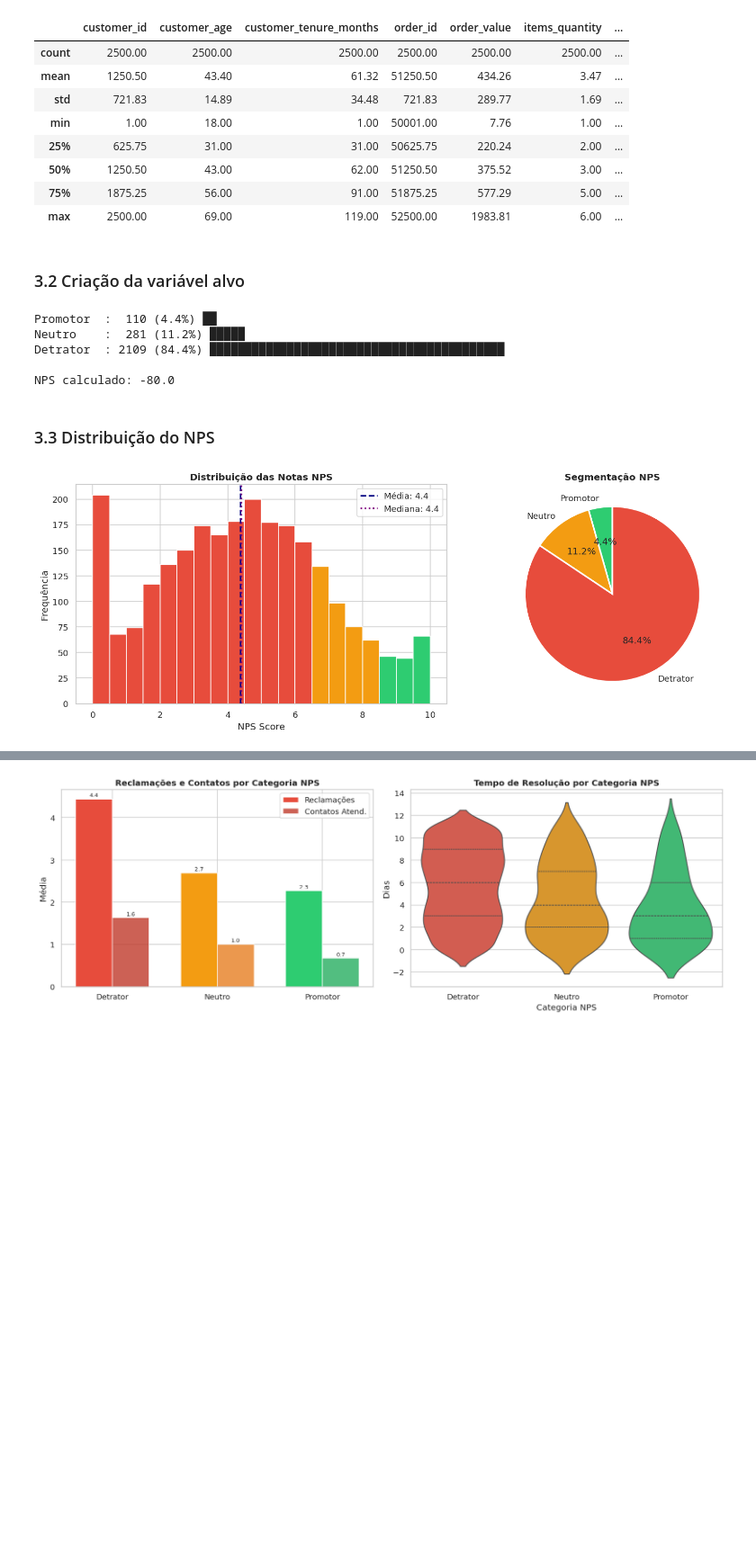
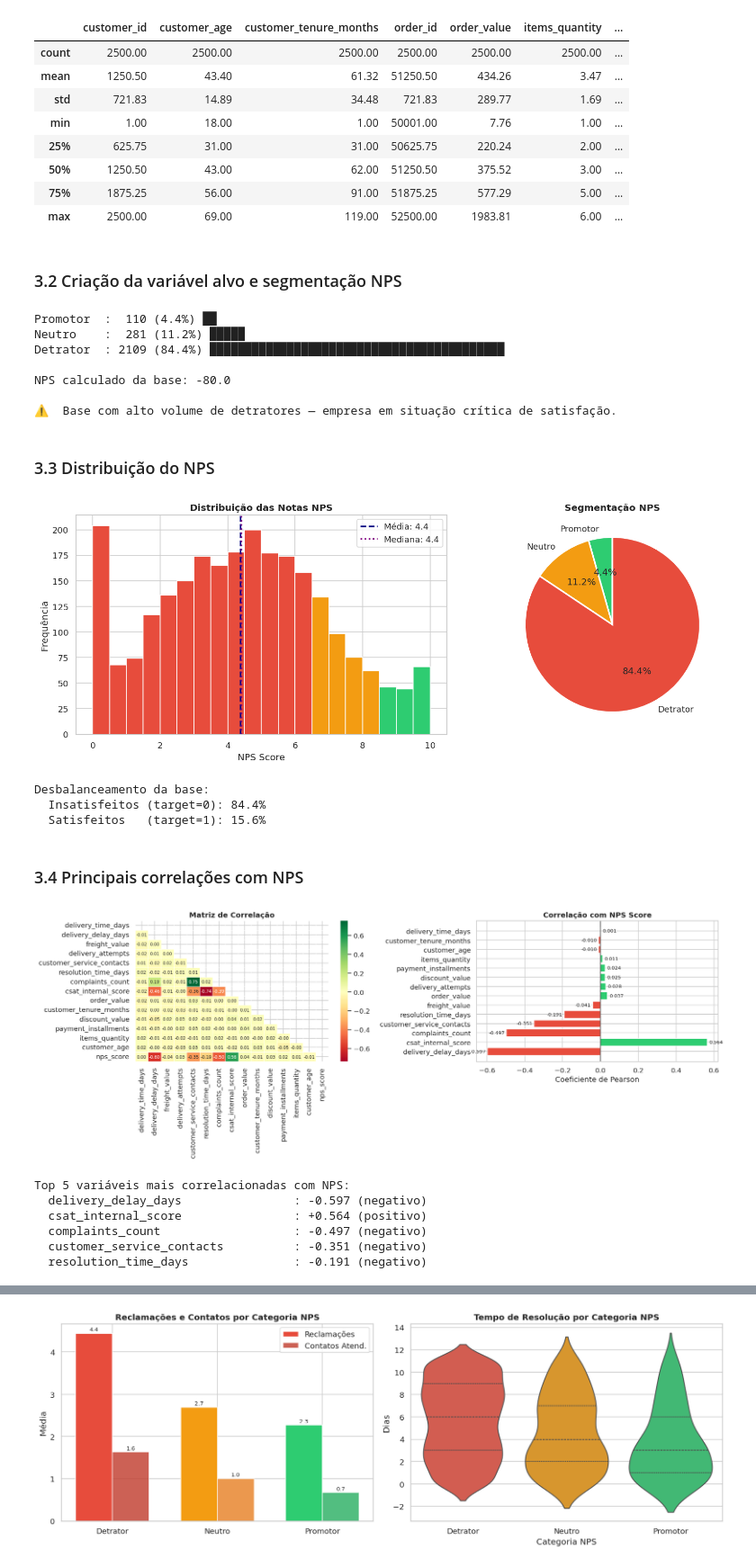
Before and after one commit to ldamaske/1IAST-Fase1, a Jupyter notebook: notebooks/tech_challenge_nps.ipynb, the cells around one changed output, grey strips where cells are left out. Shown at 90% size. Saved outputs shown, nothing was run; the diff lists cells and outputs as text; code cells hidden in the pictures; blank space fills up the shorter version.

```diff
--- a/notebooks/tech_challenge_nps.ipynb
+++ b/notebooks/tech_challenge_nps.ipynb
@@ -111,7 +111,7 @@ df.describe().round(2)
 | 75% | 1875.25 | 56.00 | 91.00 | 51875.25 | 577.29 | 5.00 | ... |
 | max | 2500.00 | 69.00 | 119.00 | 52500.00 | 1983.81 | 6.00 | ... |
 # %% [markdown]
-### 3.2 Criação da variável alvo
+### 3.2 Criação da variável alvo e segmentação NPS
 # %%
 def classificar_nps(score):
     if score >= 9: return 'Promotor'
@@ -129,20 +129,23 @@ for cat in ['Promotor', 'Neutro', 'Detrator']:
     print(f"{cat:10s}: {dist[cat]:4d} ({pct[cat]}%) {bar}")
 
 nps_calc = pct.get('Promotor', 0) - pct.get('Detrator', 0)
-print(f"\nNPS calculado: {nps_calc:.1f}")
+print(f"\nNPS calculado da base: {nps_calc:.1f}")
+print("\n⚠️  Base com alto volume de detratores — empresa em situação crítica de satisfação.")
 # %% [output]
 Promotor  :  110 (4.4%) ██
 Neutro    :  281 (11.2%) █████
 Detrator  : 2109 (84.4%) ██████████████████████████████████████████
 
-NPS calculado: -80.0
+NPS calculado da base: -80.0
+
+⚠️  Base com alto volume de detratores — empresa em situação crítica de satisfação.
 # %% [markdown]
 ### 3.3 Distribuição do NPS
 # %%
 fig, axes = plt.subplots(1, 2, figsize=(14, 5))
 
 ax1 = axes[0]
-counts, _, patches = ax1.hist(df['nps_score'], bins=20, edgecolor='white')
+_, _, patches = ax1.hist(df['nps_score'], bins=20, edgecolor='white')
 for patch in patches:
     x = patch.get_x() + patch.get_width() / 2
     patch.set_facecolor('#e74c3c' if x < 6.5 else '#f39c12' if x < 8.5 else '#2ecc71')
@@ -154,15 +157,64 @@ ax1.set_title('Distribuição das Notas NPS', fontweight='bold')
 ax1.set_xlabel('NPS Score'); ax1.set_ylabel('Frequência'); ax1.legend()
 
 ax2 = axes[1]
-cat_order = ['Promotor', 'Neutro', 'Detrator']
-sizes = [dist.get(c, 0) for c in cat_order]
-ax2.pie(sizes, labels=cat_order, colors=['#2ecc71','#f39c12','#e74c3c'],
+order_cat = ['Promotor', 'Neutro', 'Detrator']
+sizes = [dist.get(c, 0) for c in order_cat]
+ax2.pie(sizes, labels=order_cat, colors=['#2ecc71', '#f39c12', '#e74c3c'],
         autopct='%1.1f%%', startangle=90,
         wedgeprops={'edgecolor': 'white', 'linewidth': 2})
 ax2.set_title('Segmentação NPS', fontweight='bold')
 
-plt.tight_layout()
-plt.show()
+plt.tight_layout(); plt.show()
+
+print(f"\nDesbalanceamento da base:")
+print(f"  Insatisfeitos (target=0): {(df['target']==0).mean()*100:.1f}%")
+print(f"  Satisfeitos   (target=1): {(df['target']==1).mean()*100:.1f}%")
 # %% [output]
 [figure]
+Desbalanceamento da base:
+  Insatisfeitos (target=0): 84.4%
+  Satisfeitos   (target=1): 15.6%
+# %% [markdown]
+### 3.4 Principais correlações com NPS
+# %%
+num_cols = ['delivery_time_days', 'delivery_delay_days', 'freight_value',
+            'delivery_attempts', 'customer_service_contacts', 'resolution_time_days',
+            'complaints_count', 'csat_internal_score', 'order_value',
+            'customer_tenure_months', 'discount_value', 'payment_installments',
+            'items_quantity', 'customer_age', 'nps_score']
+
+corr_nps = df[num_cols].corr()['nps_score'].drop('nps_score').sort_values(key=abs, ascending=False)
+
+fig, axes = plt.subplots(1, 2, figsize=(16, 6))
+
+# Heatmap
+mask = np.triu(np.ones_like(df[num_cols].corr(), dtype=bool))
+sns.heatmap(df[num_cols].corr(), annot=True, fmt='.2f', cmap='RdYlGn',
+            center=0, mask=mask, ax=axes[0], annot_kws={'size': 7}, linewidths=0.5)
+axes[0].set_title('Matriz de Correlação', fontweight='bold')
+
+# Ranking
+colors = ['#2ecc71' if v > 0 else '#e74c3c' for v in corr_nps.values]
+axes[1].barh(corr_nps.index, corr_nps.values, color=colors, edgecolor='white')
+axes[1].axvline(0, color='black', linewidth=0.8)
+axes[1].set_title('Correlação com NPS Score', fontweight='bold')
+axes[1].set_xlabel('Coeficiente de Pearson')
+for i, val in enumerate(corr_nps.values):
+    axes[1].text(val + (0.01 if val >= 0 else -0.01), i,
+                 f'{val:.3f}', va='center', ha='left' if val >= 0 else 'right', fontsize=8)
+
+plt.tight_layout(); plt.show()
+
+print("Top 5 variáveis mais correlacionadas com NPS:")
+for var, val in corr_nps.head(5).items():
+    direcao = 'positivo' if val > 0 else 'negativo'
+    print(f"  {var:<35}: {val:+.3f} ({direcao})")
+# %% [output]
+[figure, added]
+Top 5 variáveis mais correlacionadas com NPS:
+  delivery_delay_days                : -0.597 (negativo)
+  csat_internal_score                : +0.564 (positivo)
+  complaints_count                   : -0.497 (negativo)
+  customer_service_contacts          : -0.351 (negativo)
+  resolution_time_days               : -0.191 (negativo)
 # %% [markdown]
```
Also changed, not shown: parts of 25 cells of this notebook.
